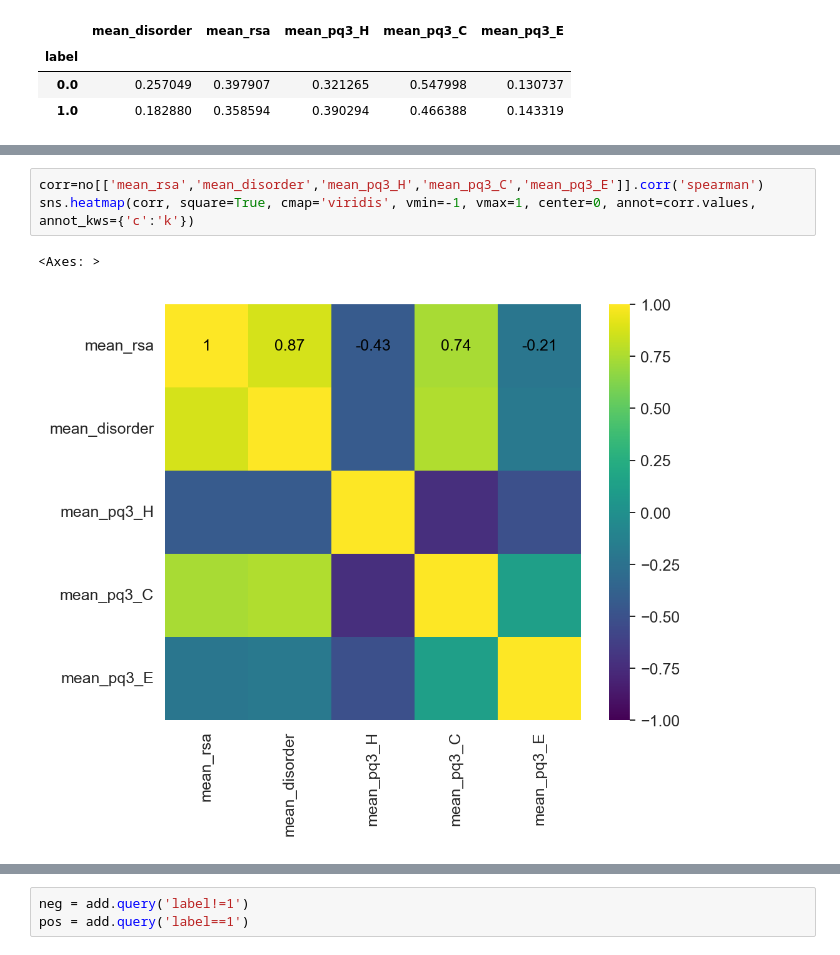
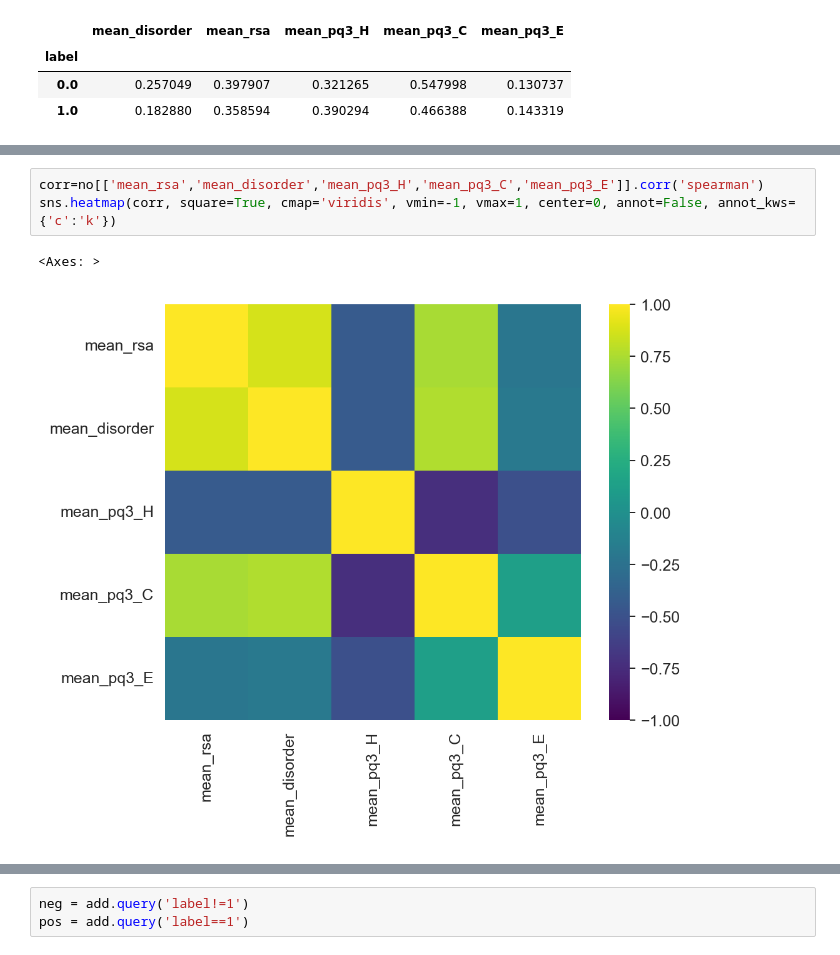
Before and after one commit to richieYT-wan/PyNNalign, a Jupyter notebook: notebooks/250114_MeanStructChecks.ipynb, the cells around one changed output, grey strips where cells are left out. Cells and saved outputs as stored; diff of their text form.

```diff
--- a/notebooks/250114_MeanStructChecks.ipynb
+++ b/notebooks/250114_MeanStructChecks.ipynb
@@ -117,6 +126,6 @@ corr
 # %%
 corr=no[['mean_rsa','mean_disorder','mean_pq3_H','mean_pq3_C','mean_pq3_E']].corr('spearman')
-sns.heatmap(corr, square=True, cmap='viridis', vmin=-1, vmax=1, center=0, annot=corr.values, annot_kws={'c':'k'})
+sns.heatmap(corr, square=True, cmap='viridis', vmin=-1, vmax=1, center=0, annot=False, annot_kws={'c':'k'})
 # %% [output]
 <Axes: >
-[figure, old version]
+[figure, new version]
```
Also changed, not shown: parts of 53 cells of this notebook, 2 other files.
